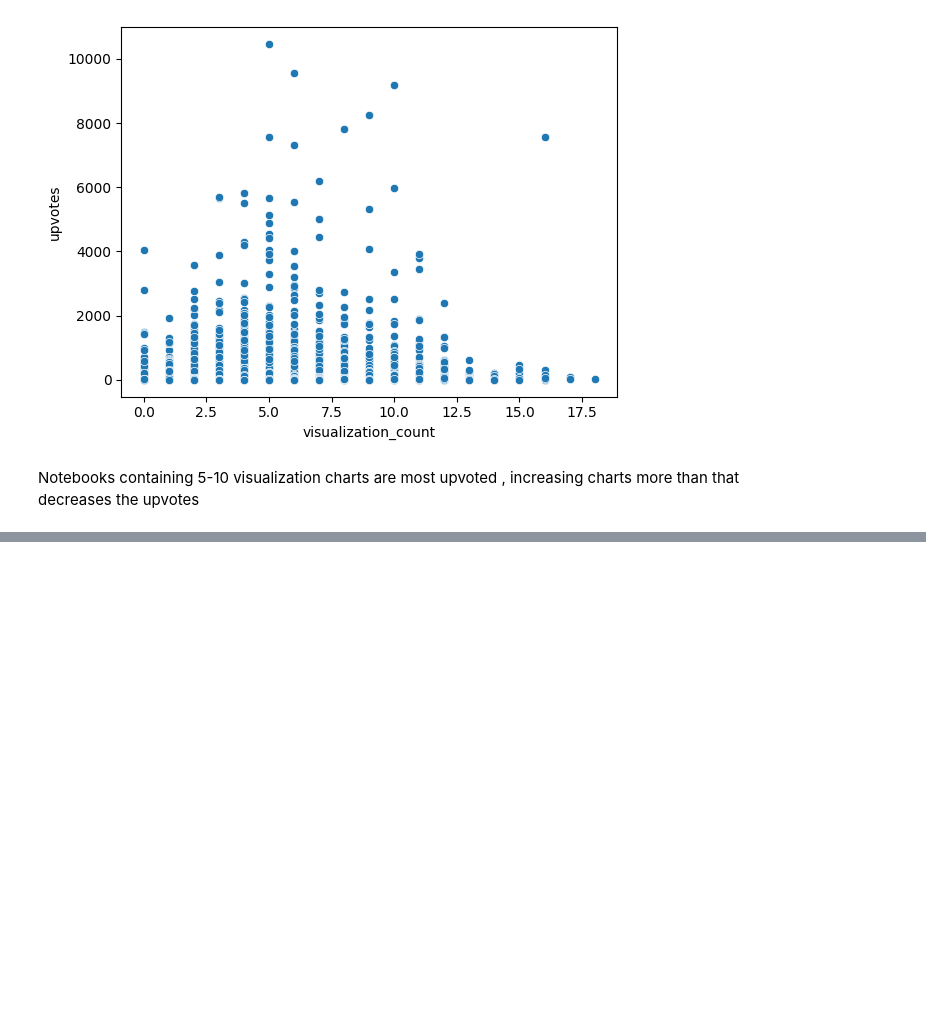
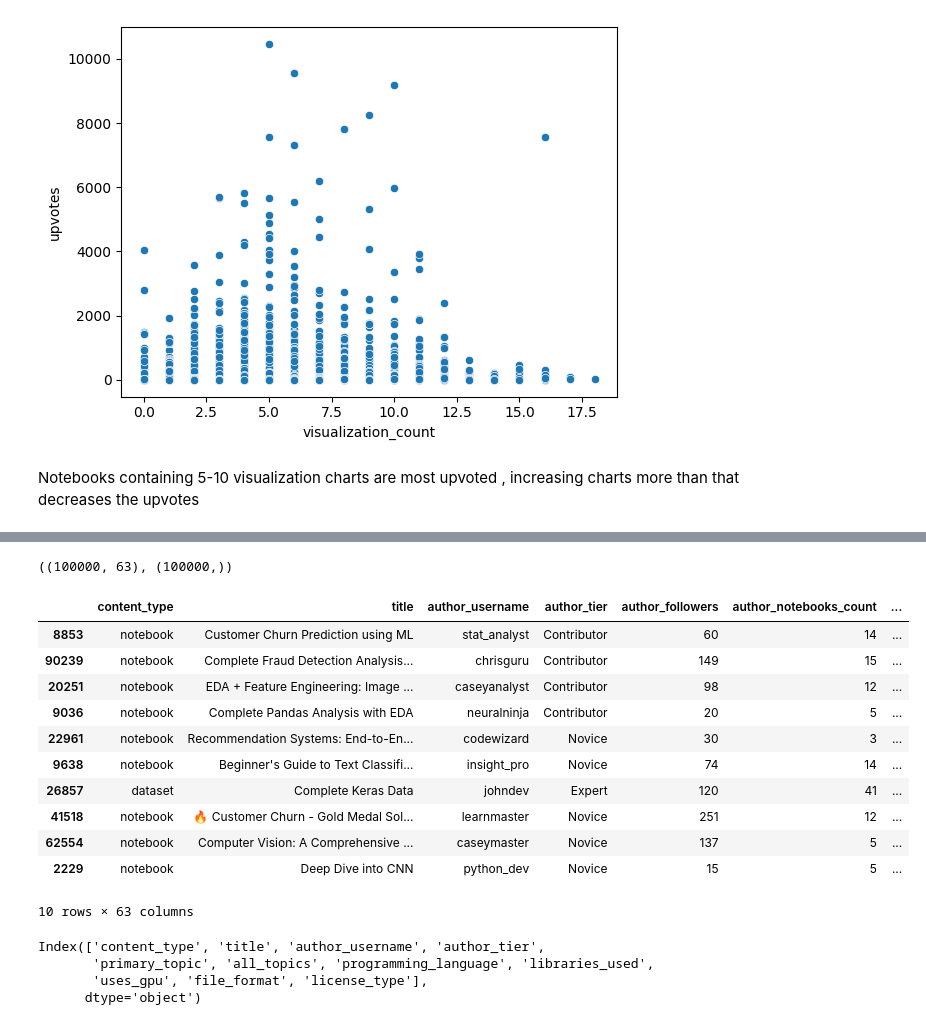
Before and after one commit to Deveshrai02/EDA_Feature_Engineering_Learning, a Jupyter notebook: Kaggle_Dataset_EDA_and_Prediction.ipynb, the cells around one changed output, grey strips where cells are left out. Cells and saved outputs as stored; diff of their text form; code cells hidden in the pictures; blank space fills up the shorter version.

```diff
--- a/Kaggle_Dataset_EDA_and_Prediction.ipynb
+++ b/Kaggle_Dataset_EDA_and_Prediction.ipynb
@@ -767,0 +900,10 @@ Notebooks containing 5-10 visualization charts are most upvoted , increasing cha
+# %%
+conditions = [
+    df['views'] > 1000,
+    df['views'] > 500,
+    df['views'] > 100,
+    df['views'] > 50
+]
+choices = [4, 3, 2, 1]
+df['views_range'] = np.select(conditions, choices, default=0)
+df.shape
@@ -767,0 +936,10 @@ Notebooks containing 5-10 visualization charts are most upvoted , increasing cha
+# %%
+conditions = [
+    df['upvotes'] > 100,
+    df['upvotes'] > 50,
+    df['upvotes'] > 10,
+    df['upvotes'] > 5
+]
+choices = [4, 3, 2, 1]
+df['upvotes_range'] = np.select(conditions, choices, default=0)
+df.shape
@@ -767,0 +977,10 @@ Notebooks containing 5-10 visualization charts are most upvoted , increasing cha
+# %%
+conditions = [
+    df['downloads'] > 100,
+    df['downloads'] > 50,
+    df['downloads'] > 10,
+    df['downloads'] > 5
+]
+choices = [4, 3, 2, 1]
+df['downloads_range'] = np.select(conditions, choices, default=0)
+df.shape
@@ -767,0 +1037,22 @@ Notebooks containing 5-10 visualization charts are most upvoted , increasing cha
+# %%
+X = df.drop(columns='medal')
+y = df['medal']
+# %%
+X.shape , y.shape
+# %% [output]
+((100000, 63), (100000,))
+# %%
+X.sample(10)
+# %% [output]
+|  | content_type | title | author_username | author_tier | author_followers | author_notebooks_count | ... |
+| 8853 | notebook | Customer Churn Prediction using ML | stat_analyst | Contributor | 60 | 14 | ... |
+| 90239 | notebook | Complete Fraud Detection Analysis... | chrisguru | Contributor | 149 | 15 | ... |
+| 20251 | notebook | EDA + Feature Engineering: Image ... | caseyanalyst | Contributor | 98 | 12 | ... |
+| 9036 | notebook | Complete Pandas Analysis with EDA | neuralninja | Contributor | 20 | 5 | ... |
+| 22961 | notebook | Recommendation Systems: End-to-En... | codewizard | Novice | 30 | 3 | ... |
+| 9638 | notebook | Beginner's Guide to Text Classifi... | insight_pro | Novice | 74 | 14 | ... |
+| 26857 | dataset | Complete Keras Data | johndev | Expert | 120 | 41 | ... |
+| 41518 | notebook | 🔥 Customer Churn - Gold Medal Sol... | learnmaster | Novice | 251 | 12 | ... |
+| 62554 | notebook | Computer Vision: A Comprehensive ... | caseymaster | Novice | 137 | 5 | ... |
+| 2229 | notebook | Deep Dive into CNN | python_dev | Novice | 15 | 5 | ... |
+10 rows × 63 columns
@@ -767,0 +1062,7 @@ Notebooks containing 5-10 visualization charts are most upvoted , increasing cha
+# %%
+cat_cols
+# %% [output]
+Index(['content_type', 'title', 'author_username', 'author_tier',
+       'primary_topic', 'all_topics', 'programming_language', 'libraries_used',
+       'uses_gpu', 'file_format', 'license_type'],
+      dtype='object')
```
Also changed, not shown: parts of 63 cells of this notebook.
